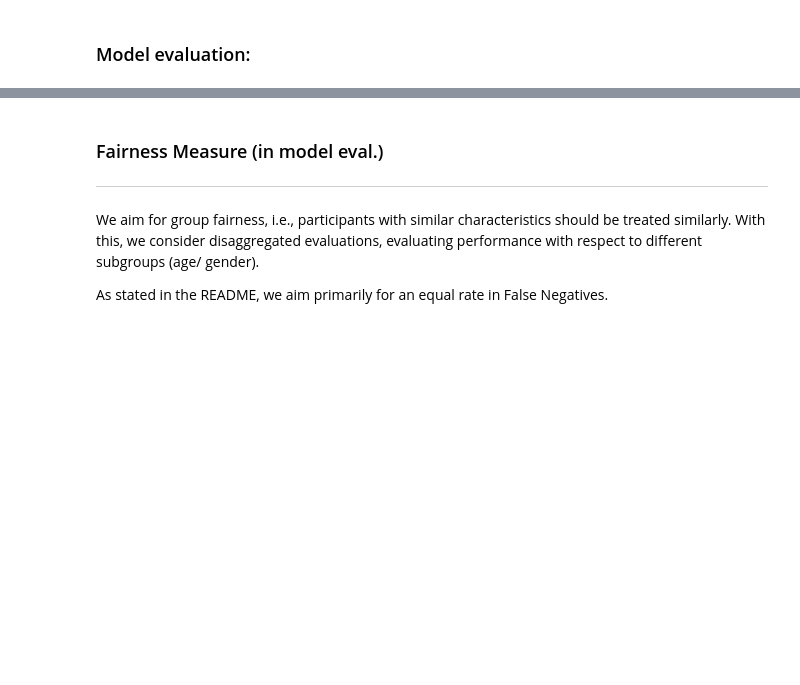
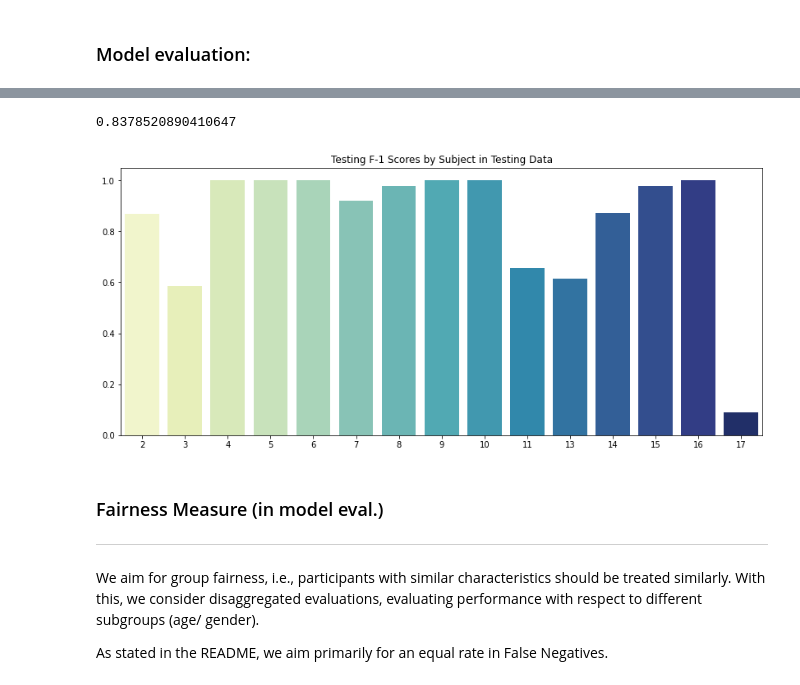
Before and after one commit to FHnt97/TOM_Thesis, a Jupyter notebook: WESAD_Fairness_evaluation_of_NN.ipynb, the cells around one changed output, grey strips where cells are left out. Drawn from its saved outputs; the diff is of its cells as text; code cells hidden in the pictures; blank space fills up the shorter version.

```diff
--- a/WESAD_Fairness_evaluation_of_NN.ipynb
+++ b/WESAD_Fairness_evaluation_of_NN.ipynb
@@ -412,9 +417,15 @@ np.mean(test_accs)
+# %%
+np.mean(test_F1s)
+# %% [output]
+0.8378520890410647
 # %%
 # plot results for each subject
 
 plt.figure(figsize=(14, 6))
-plt.title('Testing Accuracies by Subject in Testing Data')
-sns.barplot(x=subject_id_list, y=test_accs, palette='YlGnBu');
+plt.title('Testing F-1 Scores by Subject in Testing Data')
+sns.barplot(x=subject_id_list, y=test_F1s, palette='YlGnBu');
+# %% [output]
+[figure, added]
 # %% [markdown]
 ### Fairness Measure (in model eval.)
 
```
Also changed, not shown: parts of 9 cells of this notebook.
